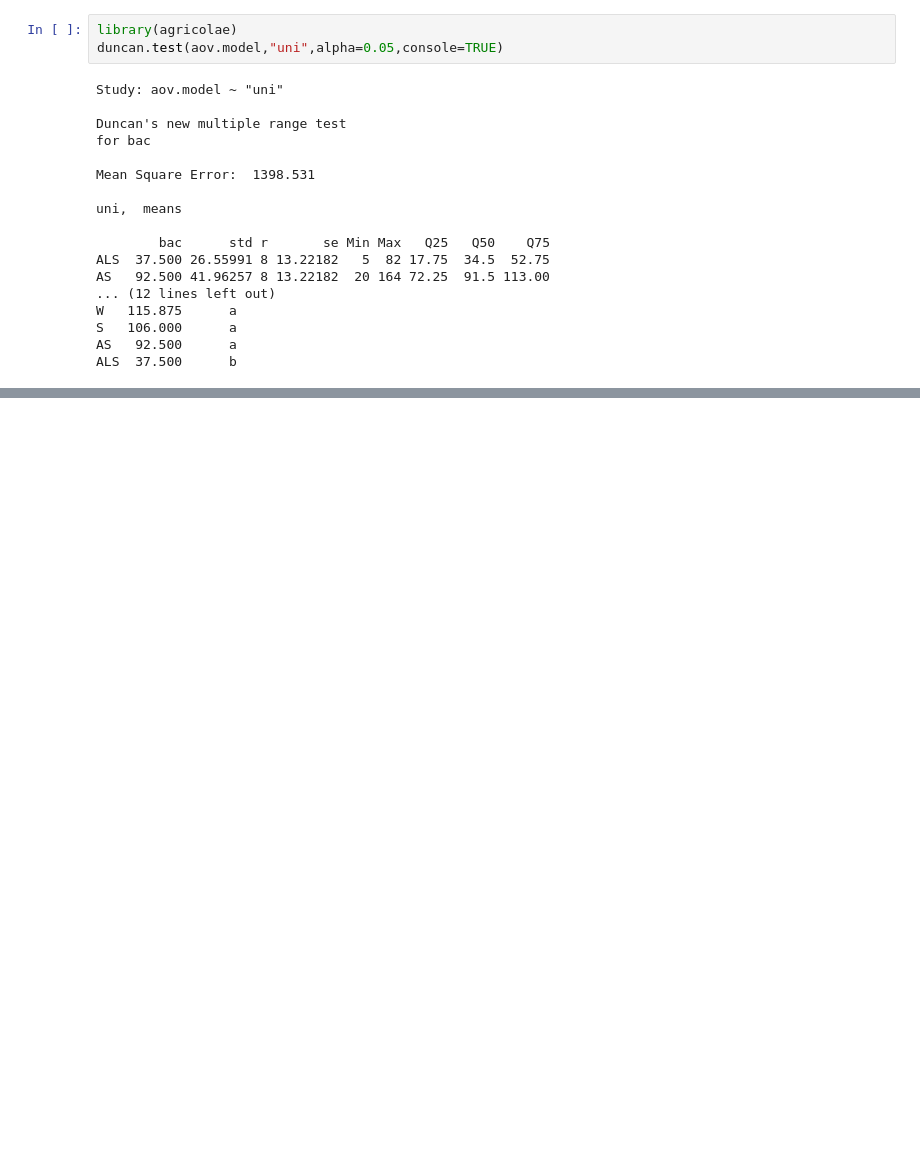
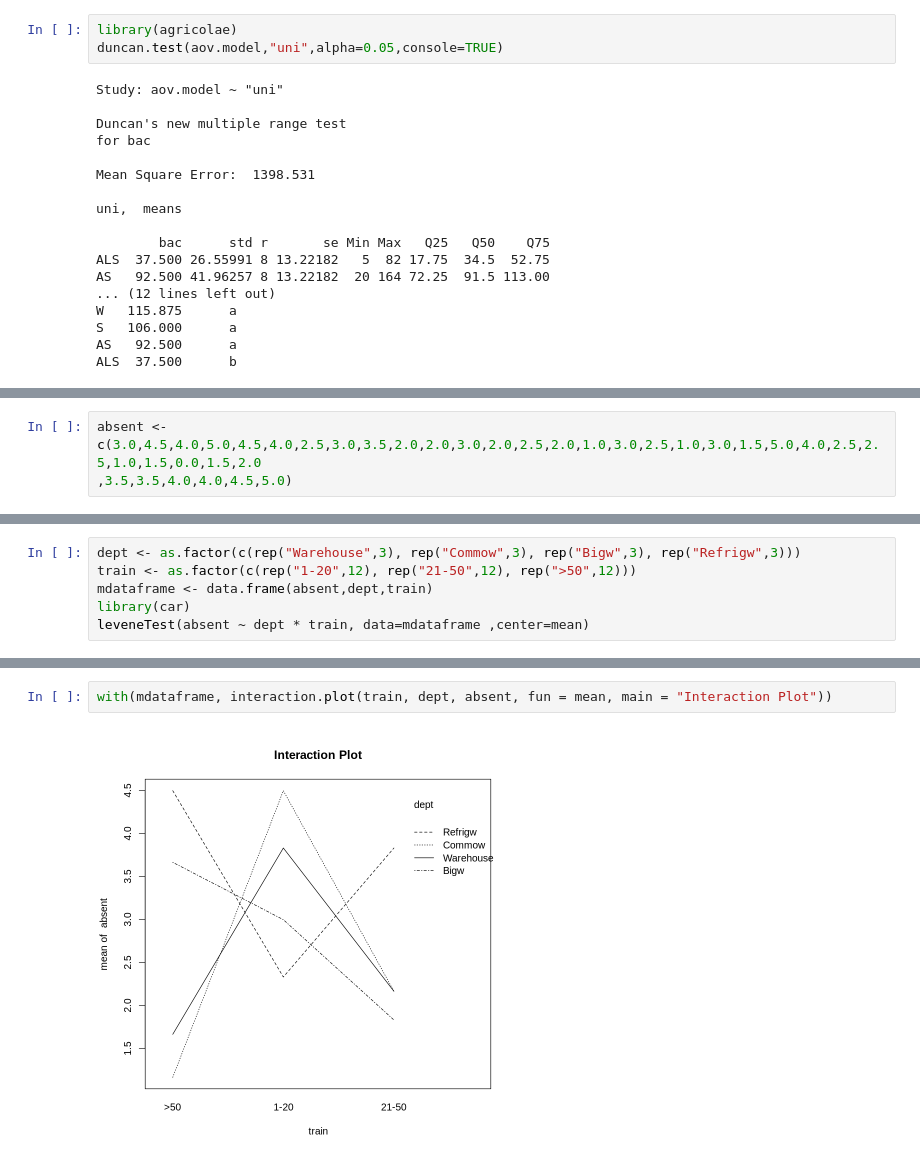
Before and after one commit to tontantip/DADS6001-Project-Applied-statistics, a Jupyter notebook: in class/anova.ipynb, the cells around one changed output, grey strips where cells are left out. Saved outputs shown, nothing was run; the diff lists cells and outputs as text; blank space fills up the shorter version.

```diff
--- a/in class/anova.ipynb
+++ b/in class/anova.ipynb
@@ -162,0 +165,4 @@ ALS  37.500      b
+# %%
+absent <-
+c(3.0,4.5,4.0,5.0,4.5,4.0,2.5,3.0,3.5,2.0,2.0,3.0,2.0,2.5,2.0,1.0,3.0,2.5,1.0,3.0,1.5,5.0,4.0,2.5,2.5,1.0,1.5,0.0,1.5,2.0
+,3.5,3.5,4.0,4.0,4.5,5.0)
@@ -162,0 +176,6 @@ ALS  37.500      b
+# %%
+dept <- as.factor(c(rep("Warehouse",3), rep("Commow",3), rep("Bigw",3), rep("Refrigw",3)))
+train <- as.factor(c(rep("1-20",12), rep("21-50",12), rep(">50",12)))
+mdataframe <- data.frame(absent,dept,train)
+library(car)
+leveneTest(absent ~ dept * train, data=mdataframe ,center=mean)
@@ -162,0 +220,4 @@ ALS  37.500      b
+# %%
+with(mdataframe, interaction.plot(train, dept, absent, fun = mean, main = "Interaction Plot"))
+# %% [output]
+[figure, added]
```
Also changed, not shown: parts of 15 cells of this notebook.
